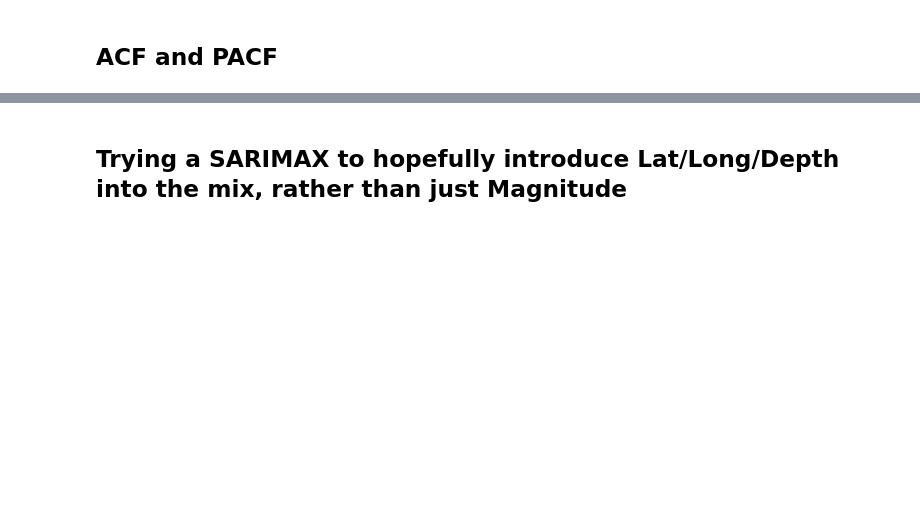
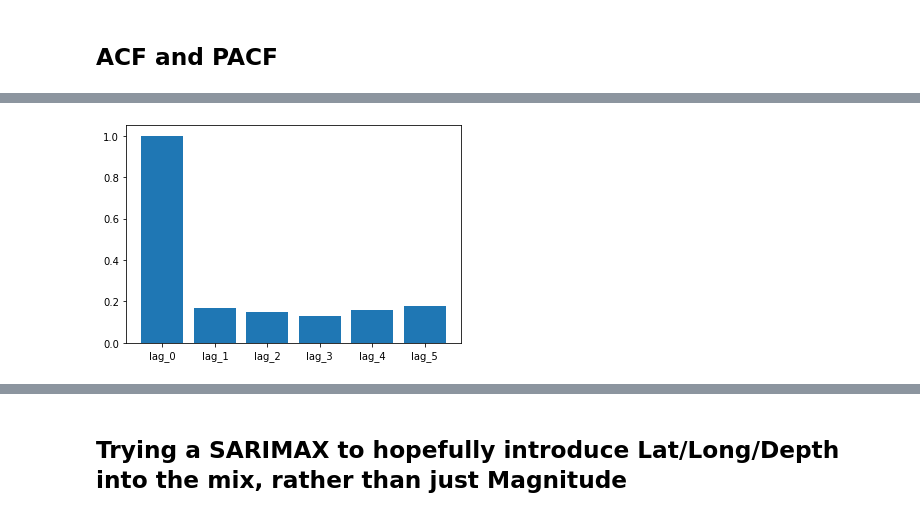
Before and after one commit to theobigdog/On-Shaky-Ground---Earthquakes-in-Asia, a Jupyter notebook: Flatiron Capstone - Earthquake Prediction.ipynb, the cells around one changed output, grey strips where cells are left out. Drawn from its saved outputs; the diff is of its cells as text; code cells hidden in the pictures; blank space fills up the shorter version.

```diff
--- a/Flatiron Capstone - Earthquake Prediction.ipynb
+++ b/Flatiron Capstone - Earthquake Prediction.ipynb
@@ -528,9 +438,9 @@ rho
 # %%
-df = pd.DataFrame(train)
-df.columns = ['lag_0']
-df['lag_1'] = train.shift()
-df['lag_2'] = train.shift(2)
-df['lag_3'] = train.shift(3)
-df['lag_4'] = train.shift(4)
-df['lag_5'] = train.shift(5)
-df.corr()
+df_lag = pd.DataFrame(train)
+df_lag.columns = ['lag_0']
+df_lag['lag_1'] = train.shift()
+df_lag['lag_2'] = train.shift(2)
+df_lag['lag_3'] = train.shift(3)
+df_lag['lag_4'] = train.shift(4)
+df_lag['lag_5'] = train.shift(5)
+df_lag.corr()
@@ -537,5 +455,7 @@ df.corr()
 # %%
-list(df.corr()['lag_0'].index)
-plt.bar(list(df.corr()['lag_0'].index), list(df.corr()['lag_0']));
+list(df_lag.corr()['lag_0'].index)
+plt.bar(list(df_lag.corr()['lag_0'].index), list(df_lag.corr()['lag_0']));
+# %% [output]
+[figure, added]
 # %%
 plot_acf(train);
```
Also changed, not shown: parts of 147 cells of this notebook, 12 other files.
